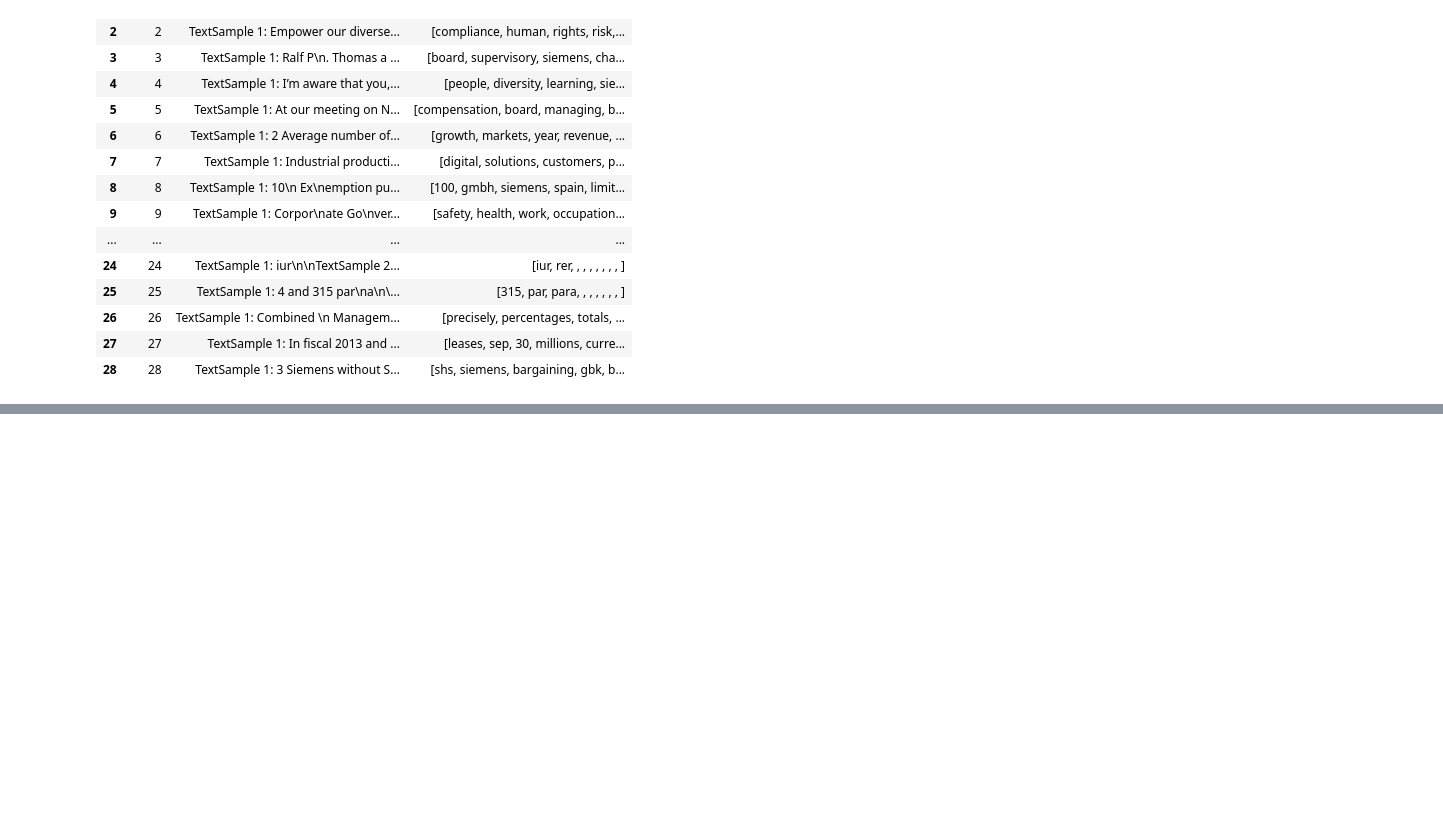
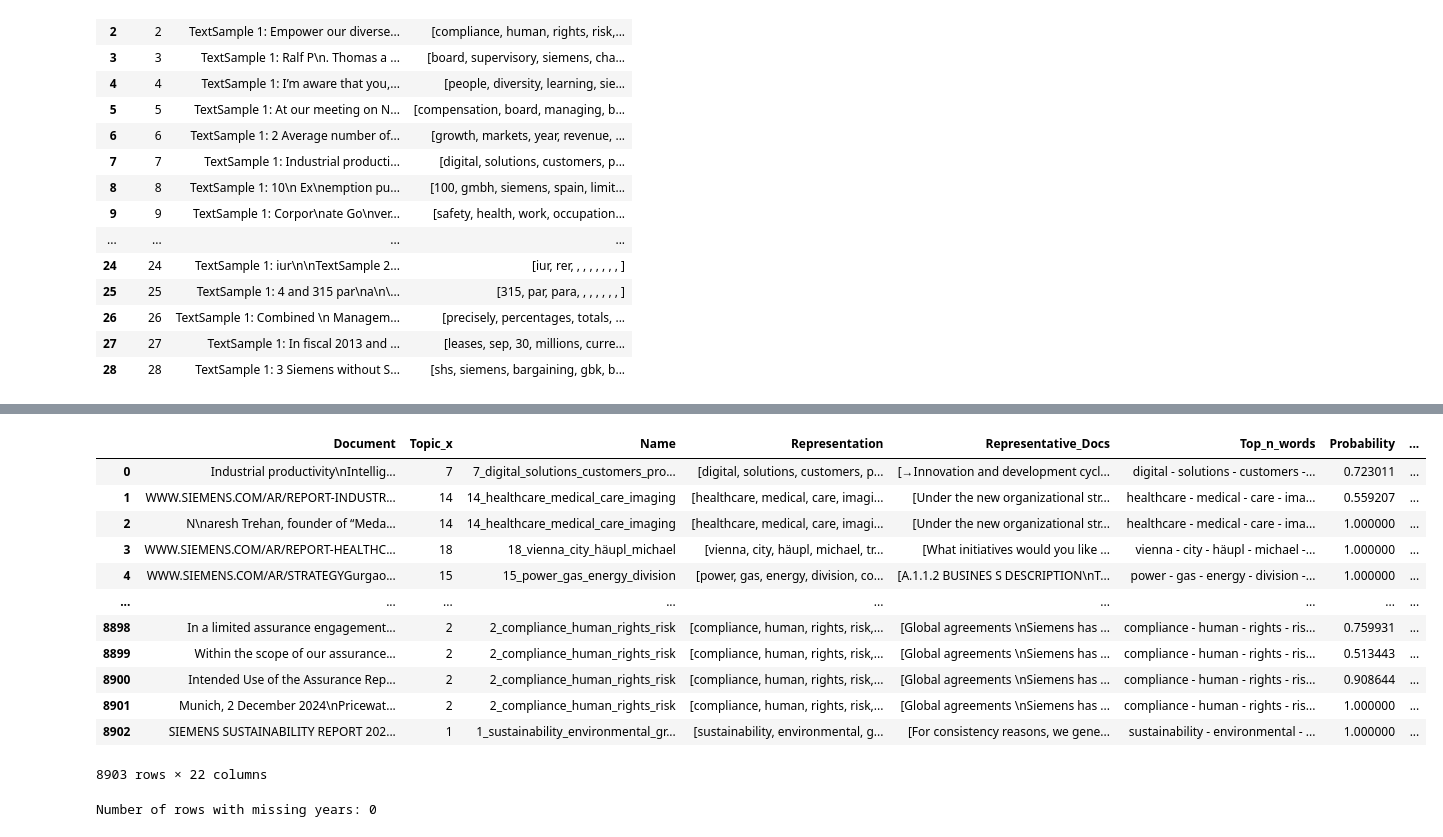
Before and after one commit to Chrissus2002/thesis_code, a Jupyter notebook: Thesis_work.ipynb, the cells around one changed output, grey strips where cells are left out. Drawn from its saved outputs; the diff is of its cells as text; code cells hidden in the pictures; blank space fills up the shorter version.

```diff
--- a/Thesis_work.ipynb
+++ b/Thesis_work.ipynb
@@ -725,0 +740,52 @@ Group 4: SDG 16 - Peace, Justice and Strong Institutions
+# %%
+# Create a DataFrame with document-year mapping
+years_list = []
+chunks_list = []
+
+# Flattening the dictionary into two lists
+for year, chunks in sorted(dictionary_year_chunks.items()):
+    for chunk in chunks:
+        years_list.append(year)
+        chunks_list.append(chunk)
+
+# Create a simple dataframe with document-year mapping
+df_years = pd.DataFrame({
+    'Document': chunks_list,
+    'Year': years_list
+})
+
+# Join df_clean with df_summary_results on the Topic column
+# This adds all the LLM-generated analysis to your document data
+df_with_llm = pd.merge(df_clean, df_summary_results, left_on='topic', right_on='Topic', how='left')
+
+# Now join with the year information
+# This assumes document text in df_with_llm matches exactly with chunks_list
+document_info_with_llm_data = pd.merge(df_with_llm, df_years, on='Document', how='left')
+
+# Optional: Drop duplicate Topic column if needed (since we joined on 'topic' and 'Topic')
+if 'Topic' in document_info_with_llm_data.columns and 'topic' in document_info_with_llm_data.columns:
+    document_info_with_llm_data = document_info_with_llm_data.drop(columns=['Topic'])
+
+# Display the first few rows to verify
+display(document_info_with_llm_data)
+
+# Check if we have any NaN values in the Year column
+missing_years = document_info_with_llm_data['Year'].isna().sum()
+print(f"Number of rows with missing years: {missing_years}")
+
+# Optional if button doesn't show
+# %% [output]
+|  | Document | Topic_x | Name | Representation | Representative_Docs | Top_n_words | Probability | ... |
+| 0 | Industrial productivity\nIntellig... | 7 | 7_digital_solutions_customers_pro... | [digital, solutions, customers, p... | [→Innovation and development cycl... | digital - solutions - customers -... | 0.723011 | ... |
+| 1 | WWW.SIEMENS.COM/AR/REPORT-INDUSTR... | 14 | 14_healthcare_medical_care_imaging | [healthcare, medical, care, imagi... | [Under the new organizational str... | healthcare - medical - care - ima... | 0.559207 | ... |
+| 2 | N\naresh Trehan, founder of “Meda... | 14 | 14_healthcare_medical_care_imaging | [healthcare, medical, care, imagi... | [Under the new organizational str... | healthcare - medical - care - ima... | 1.000000 | ... |
+| 3 | WWW.SIEMENS.COM/AR/REPORT-HEALTHC... | 18 | 18_vienna_city_häupl_michael | [vienna, city, häupl, michael, tr... | [What initiatives would you like ... | vienna - city - häupl - michael -... | 1.000000 | ... |
+| 4 | WWW.SIEMENS.COM/AR/STRATEGYGurgao... | 15 | 15_power_gas_energy_division | [power, gas, energy, division, co... | [A.1.1.2 BUSINES S DESCRIPTION\nT... | power - gas - energy - division -... | 1.000000 | ... |
+| ... | ... | ... | ... | ... | ... | ... | ... | ... |
+| 8898 | In a limited assurance engagement... | 2 | 2_compliance_human_rights_risk | [compliance, human, rights, risk,... | [Global agreements \nSiemens has ... | compliance - human - rights - ris... | 0.759931 | ... |
+| 8899 | Within the scope of our assurance... | 2 | 2_compliance_human_rights_risk | [compliance, human, rights, risk,... | [Global agreements \nSiemens has ... | compliance - human - rights - ris... | 0.513443 | ... |
+| 8900 | Intended Use of the Assurance Rep... | 2 | 2_compliance_human_rights_risk | [compliance, human, rights, risk,... | [Global agreements \nSiemens has ... | compliance - human - rights - ris... | 0.908644 | ... |
+| 8901 | Munich, 2 December 2024\nPricewat... | 2 | 2_compliance_human_rights_risk | [compliance, human, rights, risk,... | [Global agreements \nSiemens has ... | compliance - human - rights - ris... | 1.000000 | ... |
+| 8902 | SIEMENS SUSTAINABILITY REPORT 202... | 1 | 1_sustainability_environmental_gr... | [sustainability, environmental, g... | [For consistency reasons, we gene... | sustainability - environmental - ... | 1.000000 | ... |
+8903 rows × 22 columns
+Number of rows with missing years: 0
```
Also changed, not shown: parts of 14 cells of this notebook.
